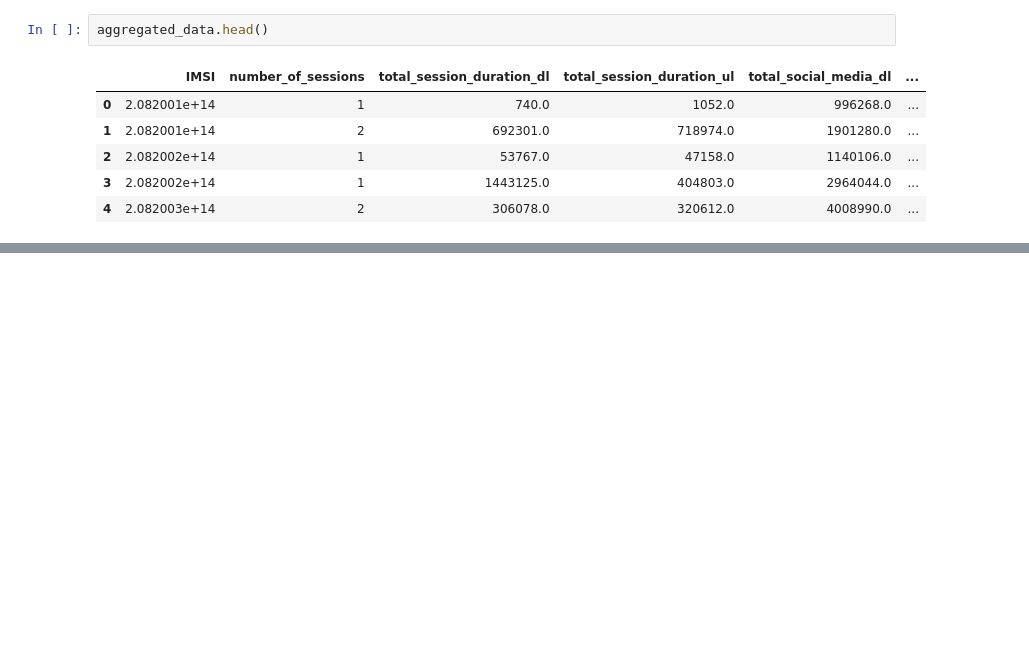
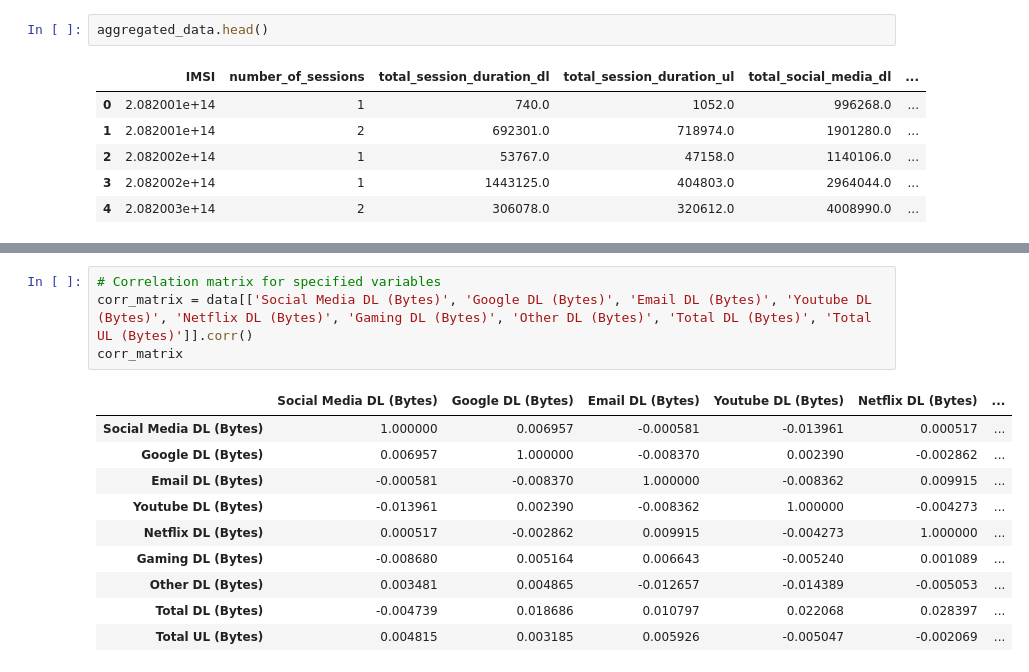
Before and after one commit to helinatefera/10xWeek0, a Jupyter notebook: task_1.ipynb, the cells around one changed output, grey strips where cells are left out. Cells and saved outputs as stored; diff of their text form; blank space fills up the shorter version.

```diff
--- a/task_1.ipynb
+++ b/task_1.ipynb
@@ -201,0 +310,15 @@ dtype: float64
+# %%
+# Correlation matrix for specified variables
+corr_matrix = data[['Social Media DL (Bytes)', 'Google DL (Bytes)', 'Email DL (Bytes)', 'Youtube DL (Bytes)', 'Netflix DL (Bytes)', 'Gaming DL (Bytes)', 'Other DL (Bytes)', 'Total DL (Bytes)', 'Total UL (Bytes)']].corr()
+corr_matrix
+# %% [output]
+|  | Social Media DL (Bytes) | Google DL (Bytes) | Email DL (Bytes) | Youtube DL (Bytes) | Netflix DL (Bytes) | ... |
+| Social Media DL (Bytes) | 1.000000 | 0.006957 | -0.000581 | -0.013961 | 0.000517 | ... |
+| Google DL (Bytes) | 0.006957 | 1.000000 | -0.008370 | 0.002390 | -0.002862 | ... |
+| Email DL (Bytes) | -0.000581 | -0.008370 | 1.000000 | -0.008362 | 0.009915 | ... |
+| Youtube DL (Bytes) | -0.013961 | 0.002390 | -0.008362 | 1.000000 | -0.004273 | ... |
+| Netflix DL (Bytes) | 0.000517 | -0.002862 | 0.009915 | -0.004273 | 1.000000 | ... |
+| Gaming DL (Bytes) | -0.008680 | 0.005164 | 0.006643 | -0.005240 | 0.001089 | ... |
+| Other DL (Bytes) | 0.003481 | 0.004865 | -0.012657 | -0.014389 | -0.005053 | ... |
+| Total DL (Bytes) | -0.004739 | 0.018686 | 0.010797 | 0.022068 | 0.028397 | ... |
+| Total UL (Bytes) | 0.004815 | 0.003185 | 0.005926 | -0.005047 | -0.002069 | ... |
```
Also changed, not shown: parts of 16 cells of this notebook.
